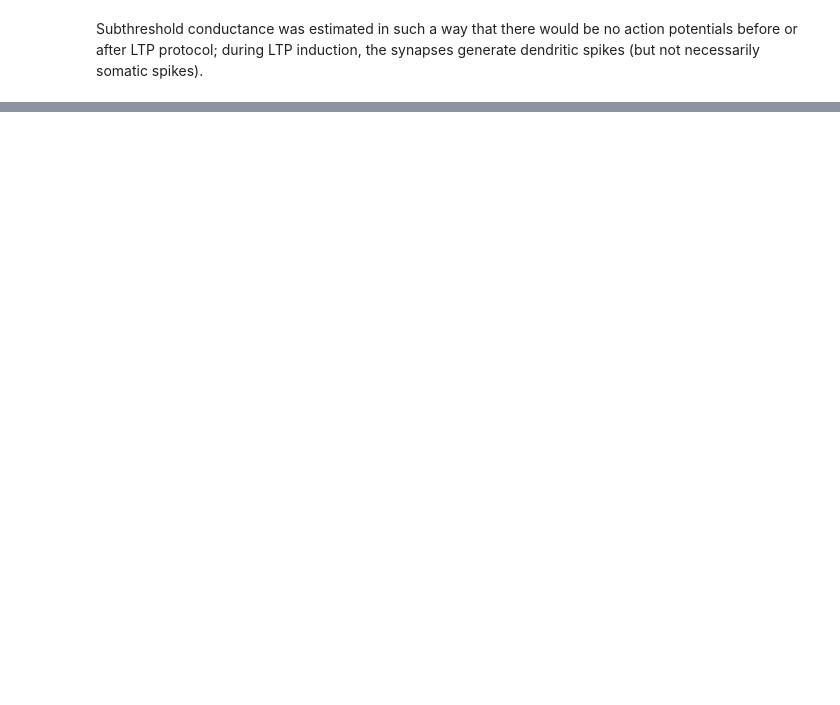
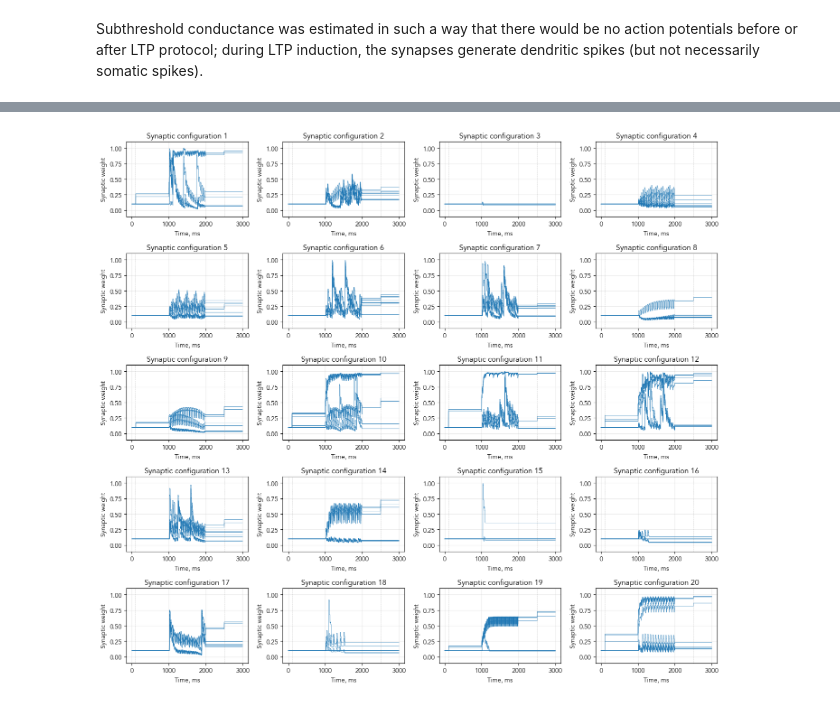
Before and after one commit to kerseviciute/temporal-interference, a Jupyter notebook: final-notebooks/subthreshold-conductance.ipynb, the cells around one changed output, grey strips where cells are left out. Drawn from its saved outputs; the diff is of its cells as text; code cells hidden in the pictures; blank space fills up the shorter version.

```diff
--- a/final-notebooks/subthreshold-conductance.ipynb
+++ b/final-notebooks/subthreshold-conductance.ipynb
@@ -176,0 +260,34 @@ plt.show()
+# %%
+fig, axs = plt.subplots(nrows = int(len(idxs) / 4), ncols = 4, figsize = (14, int(len(idxs) / 4) * 2.5))
+axs = axs.flatten()
+
+for idx, ax in zip(idxs, axs):
+    for condition in conditions.keys():
+        filename = conditions[condition]
+        color = colors[condition]
+
+        weights = pd.read_csv(f"output/temporal-interference/{idx}/{filename}/synapse_weights.csv", index_col = 0)
+        synapses = [f"Synapse{i}" for i in range(10)]
+
+        for synapse in synapses:
+            ax.plot(
+                weights.Time,
+                weights[synapse],
+                linewidth = 0.5,
+                color = color
+            )
+
+    ax.set_title(f"Synaptic configuration {idx + 1}")
+    ax.set_xlabel("Time, ms")
+    ax.set_ylabel("Synaptic weight")
+    ax.set_ylim(-0.1, 1.1)
+
+    ax.axvline(test_stimulus_1, linewidth = 0.5, color = "gray", linestyle = "--", alpha = 0.5)
+    ax.axvline(test_stimulus_2, linewidth = 0.5, color = "gray", linestyle = "--", alpha = 0.5)
+
+    ax.grid(True, alpha = 0.25)
+
+fig.tight_layout()
+plt.show()
+# %% [output]
+[figure, added]
```
Also changed, not shown: parts of 13 cells of this notebook, 38 other files.
